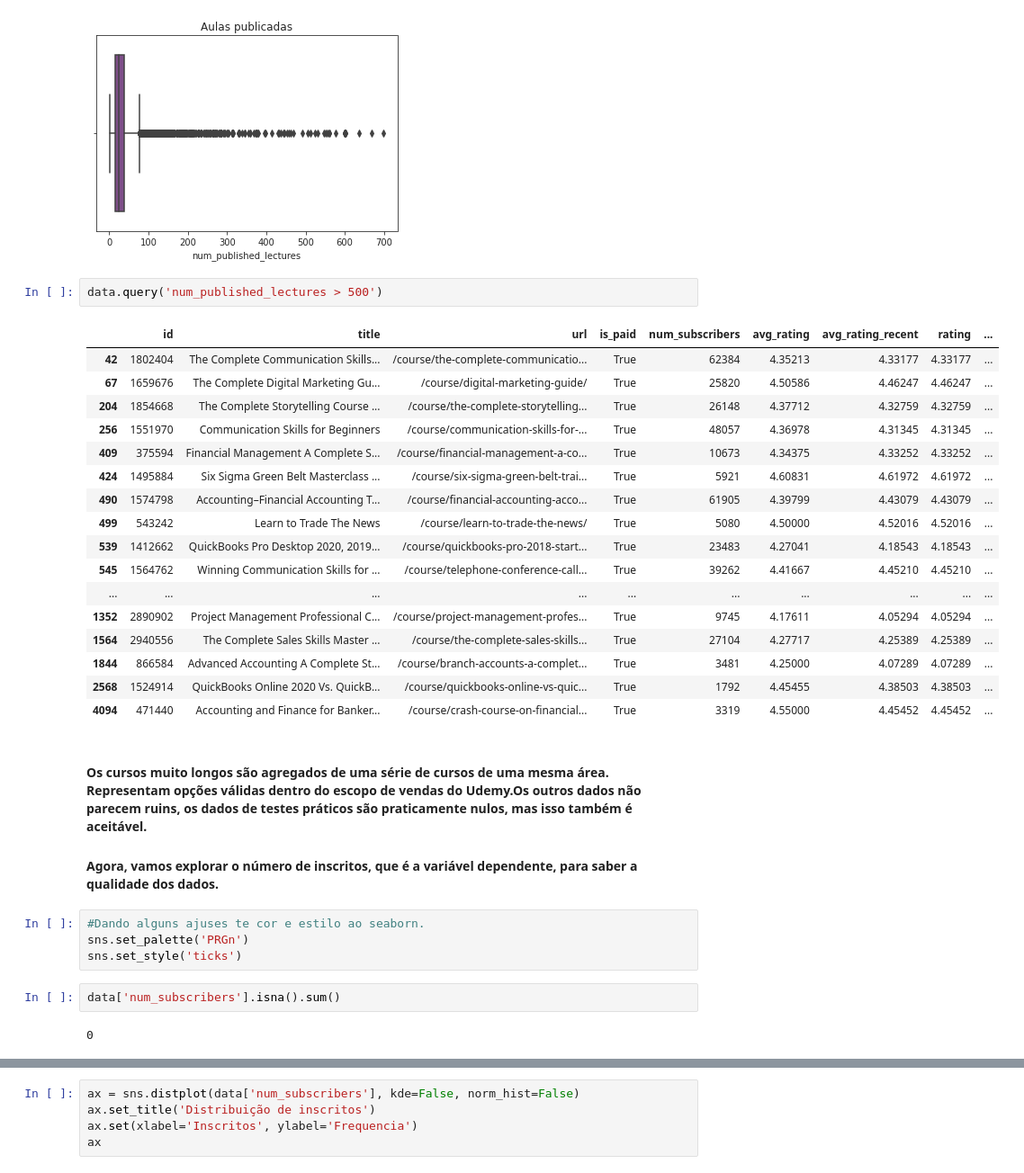
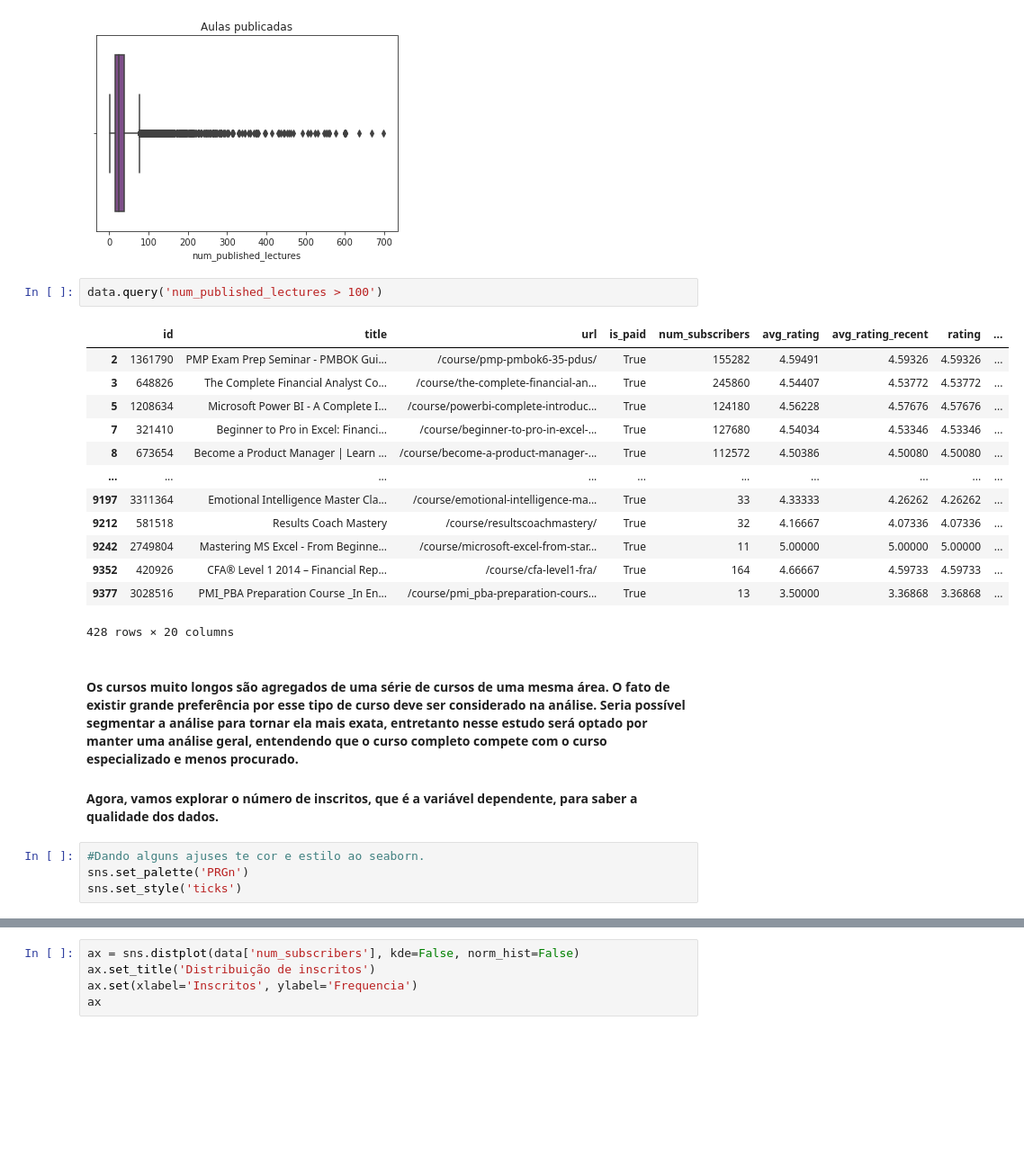
Before and after one commit to lalianza/portfolio, a Jupyter notebook: udemy-analysis.ipynb, the cells around one changed output, grey strips where cells are left out. Shown: that part at 90% size. Saved outputs shown, nothing was run; the diff lists cells and outputs as text; blank space fills up the shorter version.

Commit message:
Kaggle Notebook | UDEMY Analysis | Version 2

```diff
--- a/udemy-analysis.ipynb
+++ b/udemy-analysis.ipynb
@@ -112,34 +104,26 @@ ax
 <AxesSubplot:title={'center':'Aulas publicadas'}, xlabel='num_published_lectures'>
 [figure]
 # %%
-data.query('num_published_lectures > 500')
+data.query('num_published_lectures > 100')
 # %% [output]
 |  | id | title | url | is_paid | num_subscribers | avg_rating | avg_rating_recent | rating | ... |
-| 42 | 1802404 | The Complete Communication Skills... | /course/the-complete-communicatio... | True | 62384 | 4.35213 | 4.33177 | 4.33177 | ... |
-| 67 | 1659676 | The Complete Digital Marketing Gu... | /course/digital-marketing-guide/ | True | 25820 | 4.50586 | 4.46247 | 4.46247 | ... |
-| 204 | 1854668 | The Complete Storytelling Course ... | /course/the-complete-storytelling... | True | 26148 | 4.37712 | 4.32759 | 4.32759 | ... |
-| 256 | 1551970 | Communication Skills for Beginners | /course/communication-skills-for-... | True | 48057 | 4.36978 | 4.31345 | 4.31345 | ... |
-| 409 | 375594 | Financial Management A Complete S... | /course/financial-management-a-co... | True | 10673 | 4.34375 | 4.33252 | 4.33252 | ... |
-| 424 | 1495884 | Six Sigma Green Belt Masterclass ... | /course/six-sigma-green-belt-trai... | True | 5921 | 4.60831 | 4.61972 | 4.61972 | ... |
-| 490 | 1574798 | Accounting–Financial Accounting T... | /course/financial-accounting-acco... | True | 61905 | 4.39799 | 4.43079 | 4.43079 | ... |
-| 499 | 543242 | Learn to Trade The News | /course/learn-to-trade-the-news/ | True | 5080 | 4.50000 | 4.52016 | 4.52016 | ... |
-| 539 | 1412662 | QuickBooks Pro Desktop 2020, 2019... | /course/quickbooks-pro-2018-start... | True | 23483 | 4.27041 | 4.18543 | 4.18543 | ... |
-| 545 | 1564762 | Winning Communication Skills for ... | /course/telephone-conference-call... | True | 39262 | 4.41667 | 4.45210 | 4.45210 | ... |
+| 2 | 1361790 | PMP Exam Prep Seminar - PMBOK Gui... | /course/pmp-pmbok6-35-pdus/ | True | 155282 | 4.59491 | 4.59326 | 4.59326 | ... |
+| 3 | 648826 | The Complete Financial Analyst Co... | /course/the-complete-financial-an... | True | 245860 | 4.54407 | 4.53772 | 4.53772 | ... |
+| 5 | 1208634 | Microsoft Power BI - A Complete I... | /course/powerbi-complete-introduc... | True | 124180 | 4.56228 | 4.57676 | 4.57676 | ... |
+| 7 | 321410 | Beginner to Pro in Excel: Financi... | /course/beginner-to-pro-in-excel-... | True | 127680 | 4.54034 | 4.53346 | 4.53346 | ... |
+| 8 | 673654 | Become a Product Manager | Learn ... | /course/become-a-product-manager-... | True | 112572 | 4.50386 | 4.50080 | 4.50080 | ... |
 | ... | ... | ... | ... | ... | ... | ... | ... | ... | ... |
-| 1352 | 2890902 | Project Management Professional C... | /course/project-management-profes... | True | 9745 | 4.17611 | 4.05294 | 4.05294 | ... |
-| 1564 | 2940556 | The Complete Sales Skills Master ... | /course/the-complete-sales-skills... | True | 27104 | 4.27717 | 4.25389 | 4.25389 | ... |
-| 1844 | 866584 | Advanced Accounting A Complete St... | /course/branch-accounts-a-complet... | True | 3481 | 4.25000 | 4.07289 | 4.07289 | ... |
-| 2568 | 1524914 | QuickBooks Online 2020 Vs. QuickB... | /course/quickbooks-online-vs-quic... | True | 1792 | 4.45455 | 4.38503 | 4.38503 | ... |
-| 4094 | 471440 | Accounting and Finance for Banker... | /course/crash-course-on-financial... | True | 3319 | 4.55000 | 4.45452 | 4.45452 | ... |
+| 9197 | 3311364 | Emotional Intelligence Master Cla... | /course/emotional-intelligence-ma... | True | 33 | 4.33333 | 4.26262 | 4.26262 | ... |
+| 9212 | 581518 | Results Coach Mastery | /course/resultscoachmastery/ | True | 32 | 4.16667 | 4.07336 | 4.07336 | ... |
+| 9242 | 2749804 | Mastering MS Excel - From Beginne... | /course/microsoft-excel-from-star... | True | 11 | 5.00000 | 5.00000 | 5.00000 | ... |
+| 9352 | 420926 | CFA® Level 1 2014 – Financial Rep... | /course/cfa-level1-fra/ | True | 164 | 4.66667 | 4.59733 | 4.59733 | ... |
+| 9377 | 3028516 | PMI_PBA Preparation Course _In En... | /course/pmi_pba-preparation-cours... | True | 13 | 3.50000 | 3.36868 | 3.36868 | ... |
+428 rows × 20 columns
 # %% [markdown]
-#### Os cursos muito longos são agregados de uma série de cursos de uma mesma área. Representam opções válidas dentro do escopo de vendas do Udemy.Os outros dados não parecem ruins, os dados de testes práticos são praticamente nulos, mas isso também é aceitável.
+#### Os cursos muito longos são agregados de uma série de cursos de uma mesma área. O fato de existir grande preferência por esse tipo de curso deve ser considerado na análise. Seria possível segmentar a análise para tornar ela mais exata, entretanto nesse estudo será optado por manter uma análise geral, entendendo que o curso completo compete com o curso especializado e menos procurado.
 
 #### Agora, vamos explorar o número de inscritos, que é a variável dependente, para saber a qualidade dos dados.
 # %%
 #Dando alguns ajuses te cor e estilo ao seaborn.
 sns.set_palette('PRGn')
 sns.set_style('ticks')
-# %%
-data['num_subscribers'].isna().sum()
-# %% [output]
-0
```
Also changed, not shown: parts of 21 cells of this notebook.
